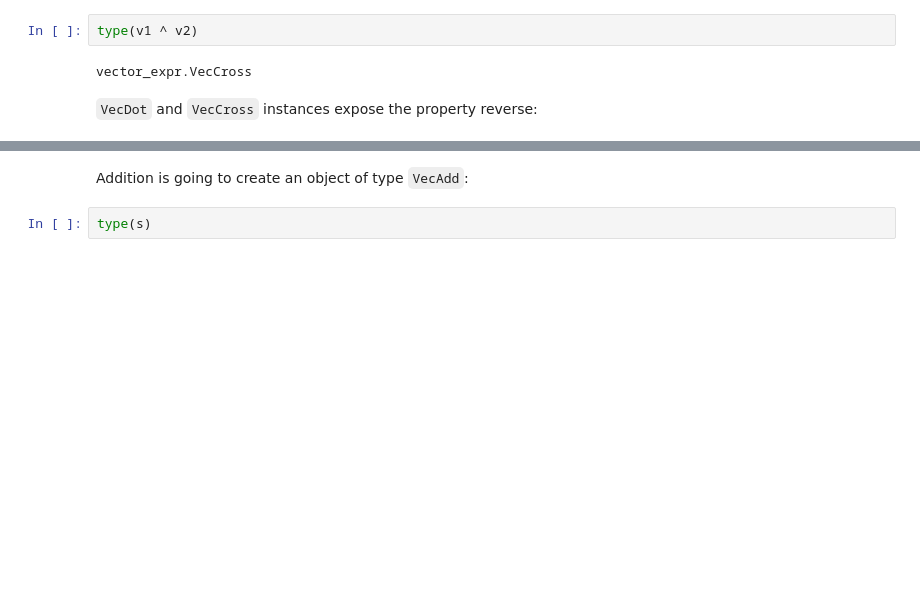
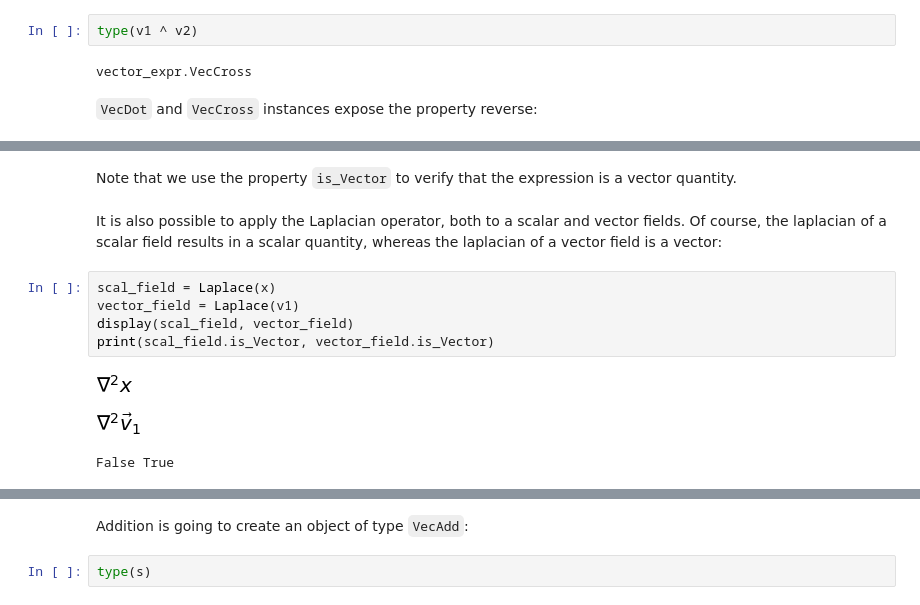
Before and after one commit to tomdunbar/sympy_vector_expressions, a Jupyter notebook: Tutorial_1_Basic.ipynb, the cells around one changed output, grey strips where cells are left out. Cells and saved outputs as stored; diff of their text form; blank space fills up the shorter version.

```diff
--- a/Tutorial_1_Basic.ipynb
+++ b/Tutorial_1_Basic.ipynb
@@ -73,0 +89,13 @@ To sum or subtract two or more vectors:
+# %% [markdown]
+Note that we use the property `is_Vector` to verify that the expression is a vector quantity.
+# %% [markdown]
+It is also possible to apply the Laplacian operator, both to a scalar and vector fields. Of course, the laplacian of a scalar field results in a scalar quantity, whereas the laplacian of a vector field is a vector:
+# %%
+scal_field = Laplace(x)
+vector_field = Laplace(v1)
+display(scal_field, vector_field)
+print(scal_field.is_Vector, vector_field.is_Vector)
+# %% [output]
+[figure, added]
+[figure, added]
+False True
```
Also changed, not shown: parts of 49 cells of this notebook, 12 other files.
